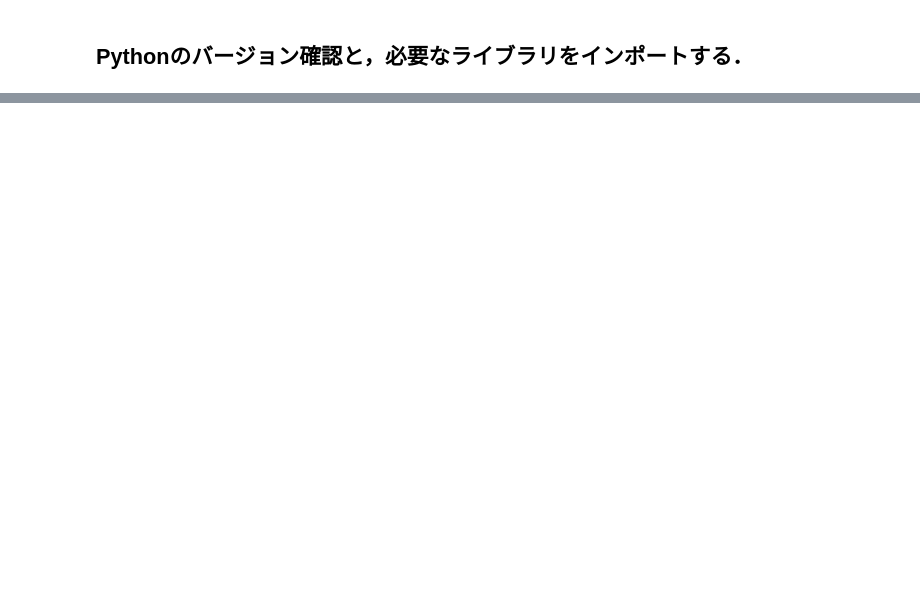
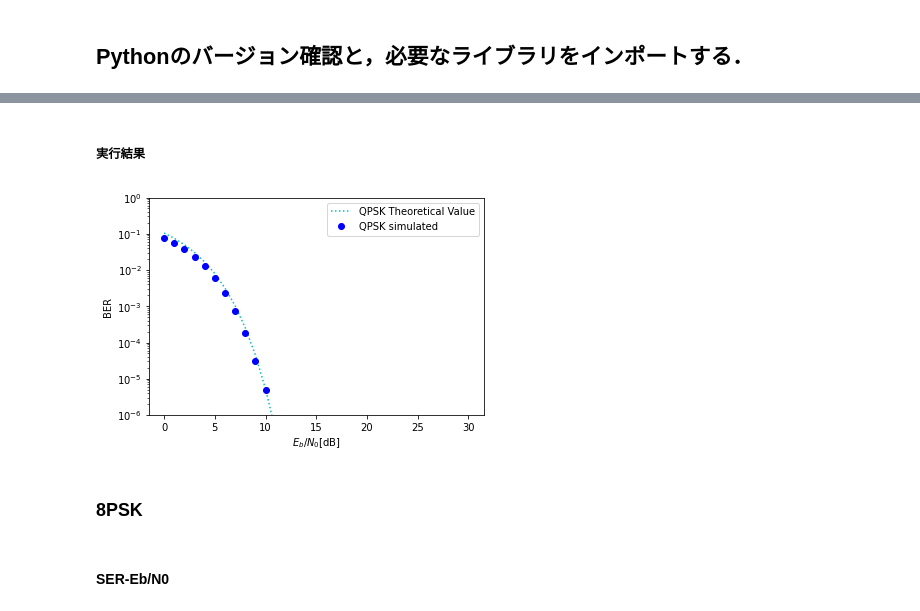
Before and after one commit to mikoshibaa/IntroductionToWirelessCommunicationSimulation, a Jupyter notebook: 03 QPSK QAM/3_QPSK_QAM.ipynb, the cells around one changed output, grey strips where cells are left out. Drawn from its saved outputs; the diff is of its cells as text; code cells hidden in the pictures; blank space fills up the shorter version.

```diff
--- a/03 QPSK QAM/3_QPSK_QAM.ipynb
+++ b/03 QPSK QAM/3_QPSK_QAM.ipynb
@@ -3,3 +8,5 @@
+# %%
+path = "/content/drive/My Drive/Colab Notebooks"
 # %% [markdown]
 ## Pythonのバージョン確認と，必要なライブラリをインポートする．
 # %%
@@ -1209,0 +1145,50 @@ plt.show()
+# %% [markdown]
+##### 実行結果
+# %%
+#理論式
+mode = "PSK"
+gammaMode = "EbN0"
+N = (EbN0_MAX - EbN0_MIN) + 1
+EbN0 = np.linspace(EbN0_MIN, EbN0_MAX, N)
+errorMode = "BER"
+
+plt.plot(
+    EbN0,
+    errorTheoreticalValue(
+        M = 2,
+        mode = mode,
+        gammaMode = gammaMode,
+        gamma = np.power(10.0, EbN0/10.0),
+        errorMode = errorMode
+    ),
+    ':c',
+    label = "QPSK Theoretical Value"
+)
+
+
+#実験結果
+plt.plot(
+    np.loadtxt(path + "/BER_EbN0_QPSK.csv")[0],
+    np.loadtxt(path + "/BER_EbN0_QPSK.csv")[1],
+    'ob',
+    label = "QPSK simulated"
+)
+
+plt.yscale('log')
+
+plt.xlabel("$E_b/N_0$[dB]")
+plt.ylabel("BER")
+
+plt.ylim(10 ** (-6), 1)
+
+plt.legend()
+
+plt.savefig(path + "/BER_EbN0_QPSK.png")
+
+plt.show()
+# %% [output]
+[figure, added]
+# %% [markdown]
+### 8PSK
+# %% [markdown]
+#### SER-Eb/N0
```
Also changed, not shown: parts of 224 cells of this notebook, 17 other files.
